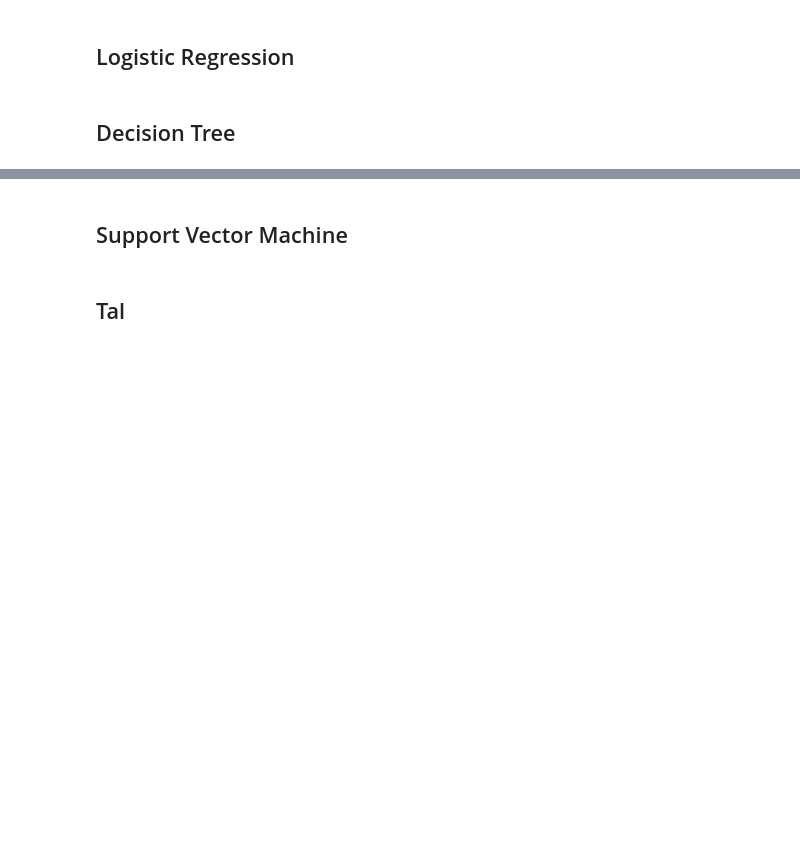
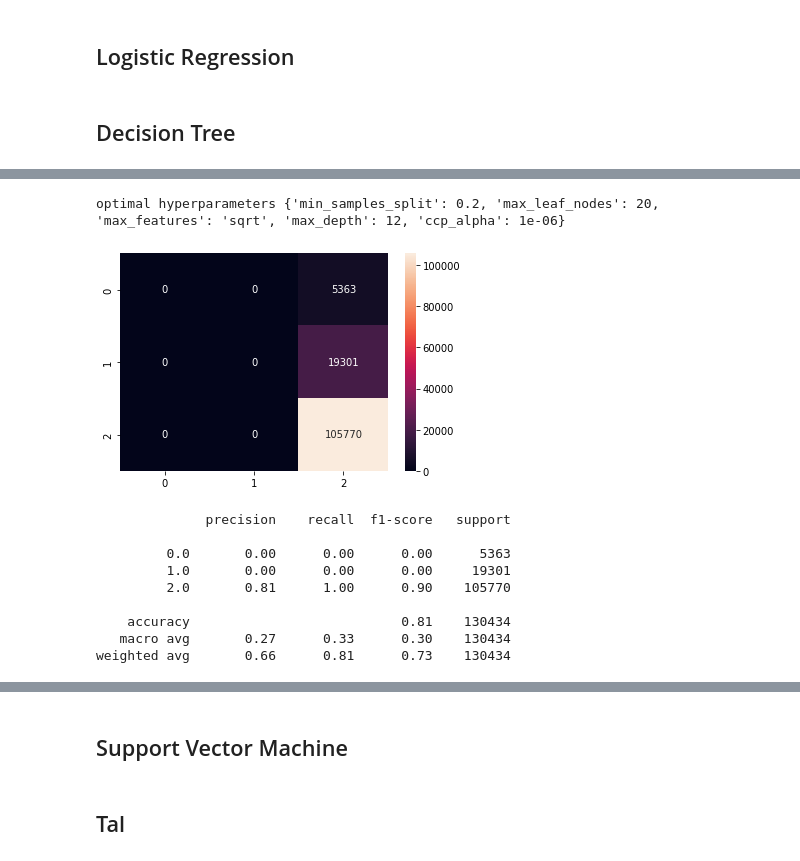
Before and after one commit to kmohebbizadeh/AML-Tree-Census-Project, a Jupyter notebook: main_script.ipynb, the cells around one changed output, grey strips where cells are left out. Drawn from its saved outputs; the diff is of its cells as text; code cells hidden in the pictures; blank space fills up the shorter version.

```diff
--- a/main_script.ipynb
+++ b/main_script.ipynb
@@ -379,2 +399,19 @@ model_result(random_best_f1, x_train, y_train, x_test, y_test)
+# %%
+#ap as scoring
+random_best = dt_select(x_train,y_train,'average_precision')
+print("optimal hyperparameters",random_best.best_params_)
+model_result(random_best, x_train, y_train, x_test, y_test)
+# %% [output]
+optimal hyperparameters {'min_samples_split': 0.2, 'max_leaf_nodes': 20, 'max_features': 'sqrt', 'max_depth': 12, 'ccp_alpha': 1e-06}
+[figure, added]
+              precision    recall  f1-score   support
+
+         0.0       0.00      0.00      0.00      5363
+         1.0       0.00      0.00      0.00     19301
+         2.0       0.81      1.00      0.90    105770
+
+    accuracy                           0.81    130434
+   macro avg       0.27      0.33      0.30    130434
+weighted avg       0.66      0.81      0.73    130434
 # %%
 # random over sampling
```
Also changed, not shown: parts of 9 cells of this notebook.
